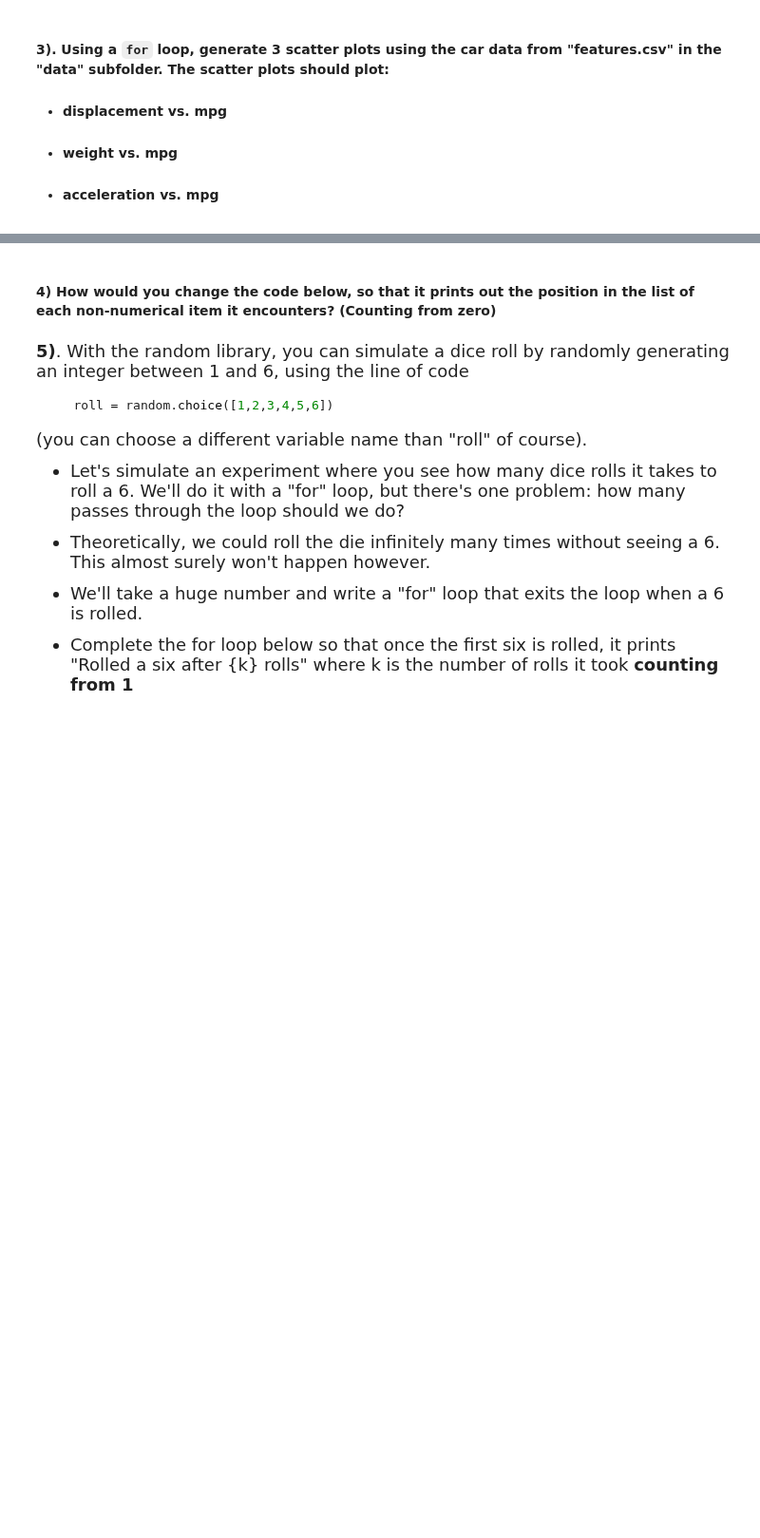
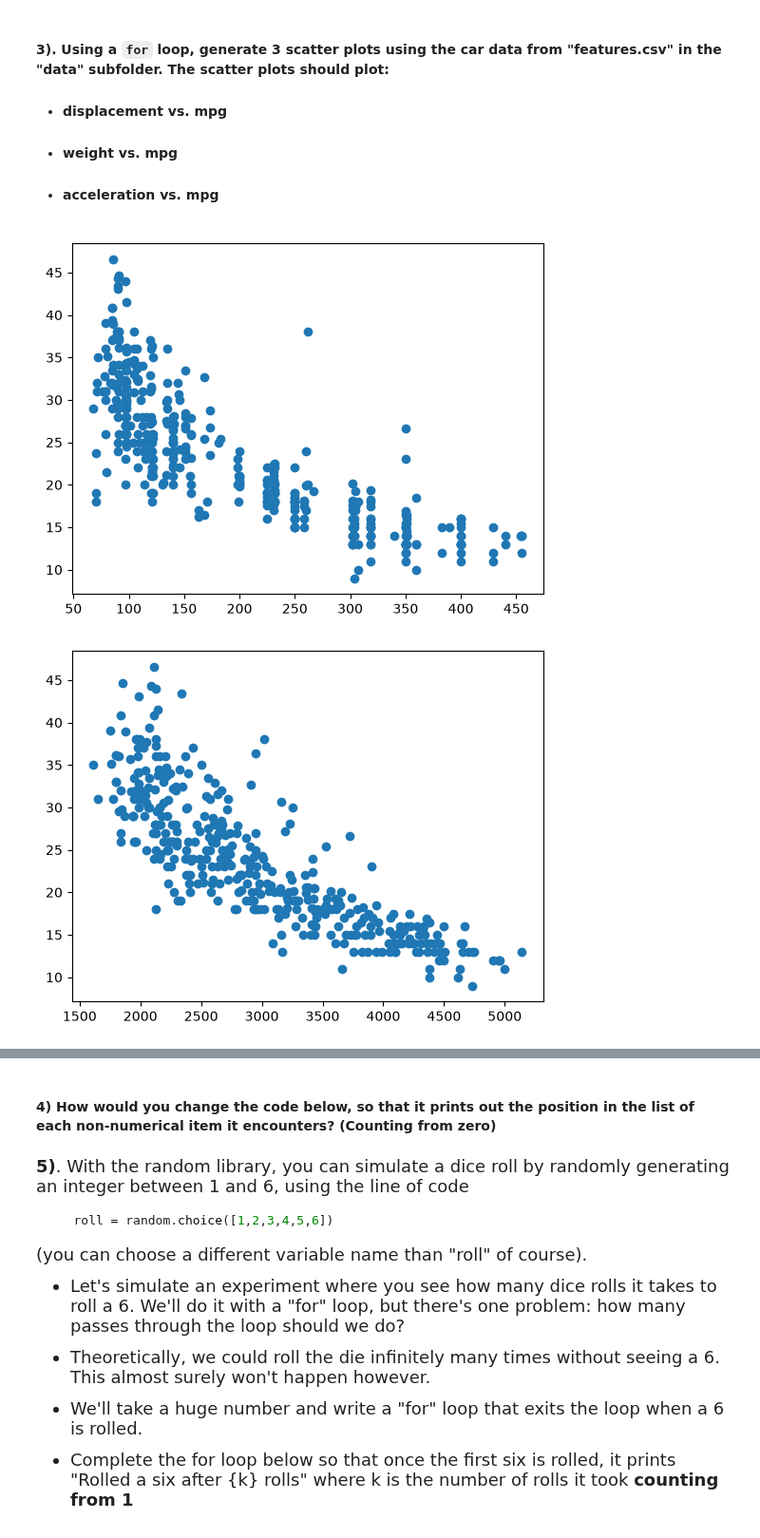
Before and after one commit to calvincai1128/datasci151fall2026, a Jupyter notebook: lecture_06_for_loops/Lecture06.ipynb, the cells around one changed output, grey strips where cells are left out. Shown at 95% size. Saved outputs shown, nothing was run; the diff lists cells and outputs as text; code cells hidden in the pictures; blank space fills up the shorter version.

```diff
--- a/lecture_06_for_loops/Lecture06.ipynb
+++ b/lecture_06_for_loops/Lecture06.ipynb
@@ -624,6 +670,18 @@ n = 31 # run this cell with other positive integers (start smaller to check your
 - #### weight vs. mpg
 - #### acceleration vs. mpg
 # %%
+import pandas as pd
+import matplotlib.pyplot as plt
 carfeatures = pd.read_csv("data/features.csv")
 
-# your code below
+# SOLUTION (leaving out axis labels and title since it wasn't in the problem description)
+
+y_var = 'mpg'
+x_variables = ['displacement', 'weight', 'acceleration']
+
+for x_var in x_variables:
+    plt.scatter(x = carfeatures[x_var], y = carfeatures[y_var])
+    plt.show()
+# %% [output]
+[figure, added]
+[figure, added]
```
Also changed, not shown: parts of 12 cells of this notebook, 3 other files.
